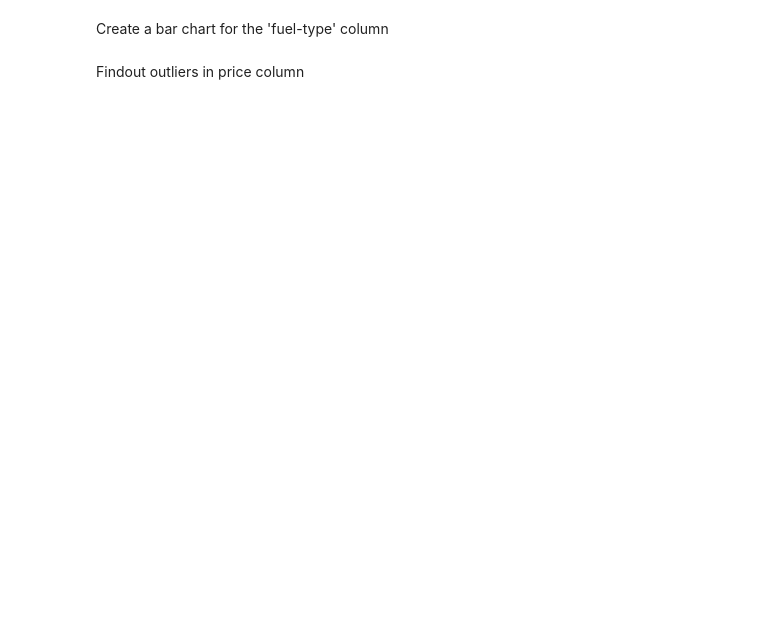
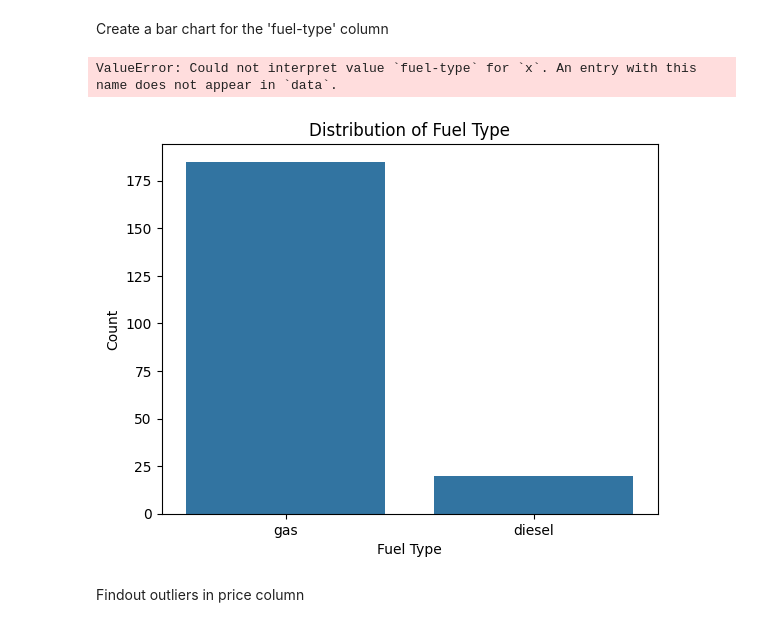
Before and after one commit to ACCMouli/chandu, a Jupyter notebook: lllms/Topic1_LLMs_Prompt_Engineering 2/LLMs_v2.ipynb, the cells around one changed output. Cells and saved outputs as stored; diff of their text form; code cells hidden in the pictures; blank space fills up the shorter version.

```diff
--- a/lllms/Topic1_LLMs_Prompt_Engineering 2/LLMs_v2.ipynb
+++ b/lllms/Topic1_LLMs_Prompt_Engineering 2/LLMs_v2.ipynb
@@ -285,5 +354,7 @@ df
 # Gen AI - Code Generation in Google Colab
 # %% [markdown]
 Import dataset from https://raw.githubusercontent.com/giridhar276/Datasets/master/Automobile%20Data%20Set/AutoDataset.csv
+# %%
+df=pd.read_csv("https://raw.githubusercontent.com/giridhar276/Datasets/master/Automobile%20Data%20Set/AutoDataset.csv")
 # %% [markdown]
 print number of rows and columns
@@ -292,4 +377,17 @@ Print the column names
 # %% [markdown]
 Create a bar chart for the 'fuel-type' column
+# %%
+sns.histplot(x='fuel-type', data=df)
+plt.show()
+# %% [output]
+ValueError: Could not interpret value `fuel-type` for `x`. An entry with this name does not appear in `data`.
+# %%
+sns.countplot(x=' fuel-type', data=df)
+plt.title('Distribution of Fuel Type')
+plt.xlabel('Fuel Type')
+plt.ylabel('Count')
+plt.show()
+# %% [output]
+[figure, added]
 # %% [markdown]
 Findout outliers in price column
```
Also changed, not shown: parts of 15 cells of this notebook.
